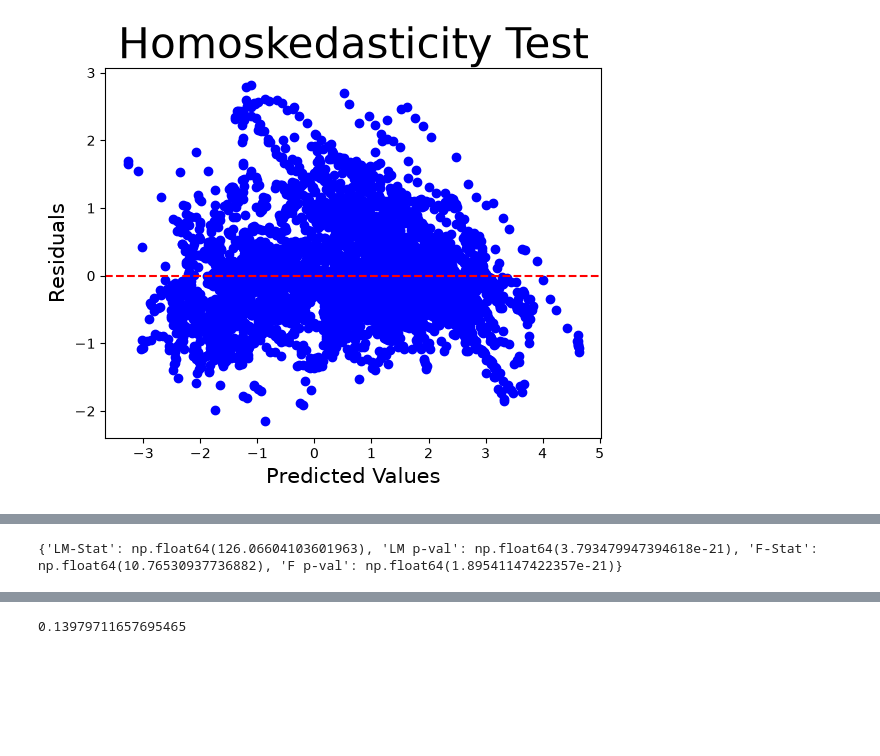
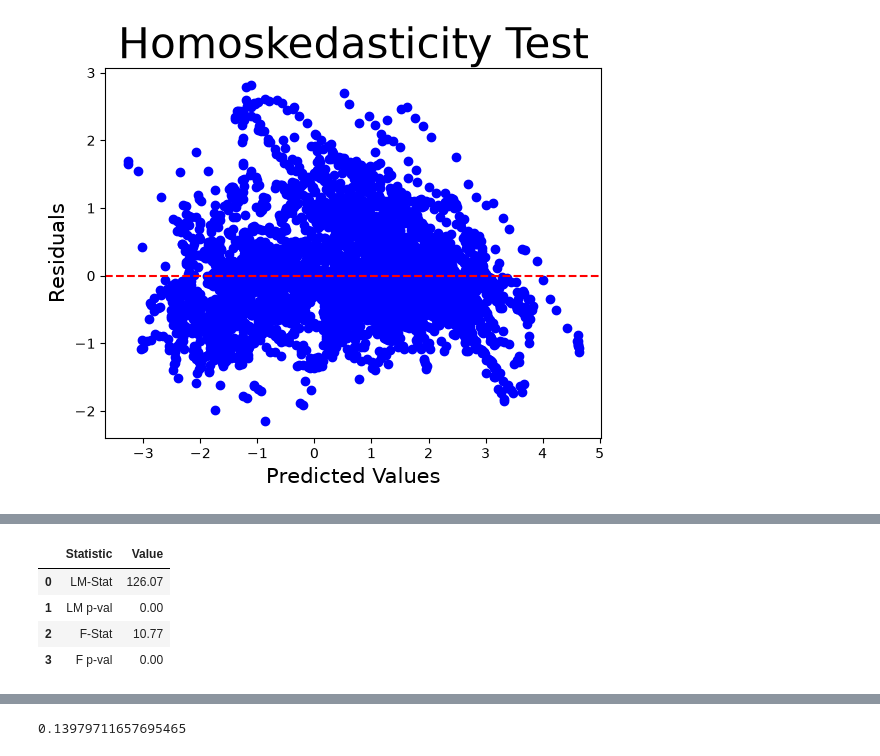
Before and after one commit to Michael-Morgan-Giles/regression_analysis, a Jupyter notebook: 4_panel_data/panel_data_intro.ipynb, the cells around one changed output, grey strips where cells are left out. Cells and saved outputs as stored; diff of their text form; code cells hidden in the pictures; blank space fills up the shorter version.

```diff
--- a/4_panel_data/panel_data_intro.ipynb
+++ b/4_panel_data/panel_data_intro.ipynb
@@ -87,6 +108,7 @@ Index(['country', 'OECD', 'EU', 'co2', 'co2_growth_prct', 'co2_per_capita',
 # %%
-mod_ols = PooledOLS(data[y], sm.add_constant(data[X]))
-pooled_res = mod_ols.fit(cov_type = 'clustered', cluster_entity = True)
+pooled_res = PooledOLS(data[y],
+                       sm.add_constant(data[X])).fit(cov_type = 'clustered',
+                                                     cluster_entity = True)
 print(pooled_res)
 # %% [output]
                           PooledOLS Estimation Summary
@@ -129,8 +171,11 @@ plt.show()
 # %%
-pooled_OLS_dataset = pd.concat([data, residuals_pooled_OLS], axis=1)
-white_test_results = het_white(pooled_OLS_dataset['residual'], sm.add_constant(data[X]))
+white_test_results = het_white(residuals_pooled_OLS, sm.add_constant(data[X]))
 labels = ['LM-Stat', 'LM p-val', 'F-Stat', 'F p-val']
-print(dict(zip(labels, white_test_results)))
+pd.DataFrame(zip(labels, np.round(white_test_results,2)), columns = ['Statistic', "Value"])
 # %% [output]
-{'LM-Stat': np.float64(126.06604103601963), 'LM p-val': np.float64(3.793479947394618e-21), 'F-Stat': np.float64(10.76530937736882), 'F p-val': np.float64(1.89541147422357e-21)}
+|  | Statistic | Value |
+| 0 | LM-Stat | 126.07 |
+| 1 | LM p-val | 0.00 |
+| 2 | F-Stat | 10.77 |
+| 3 | F p-val | 0.00 |
 # %% [markdown]
```
Also changed, not shown: parts of 43 cells of this notebook, 30 other files.
